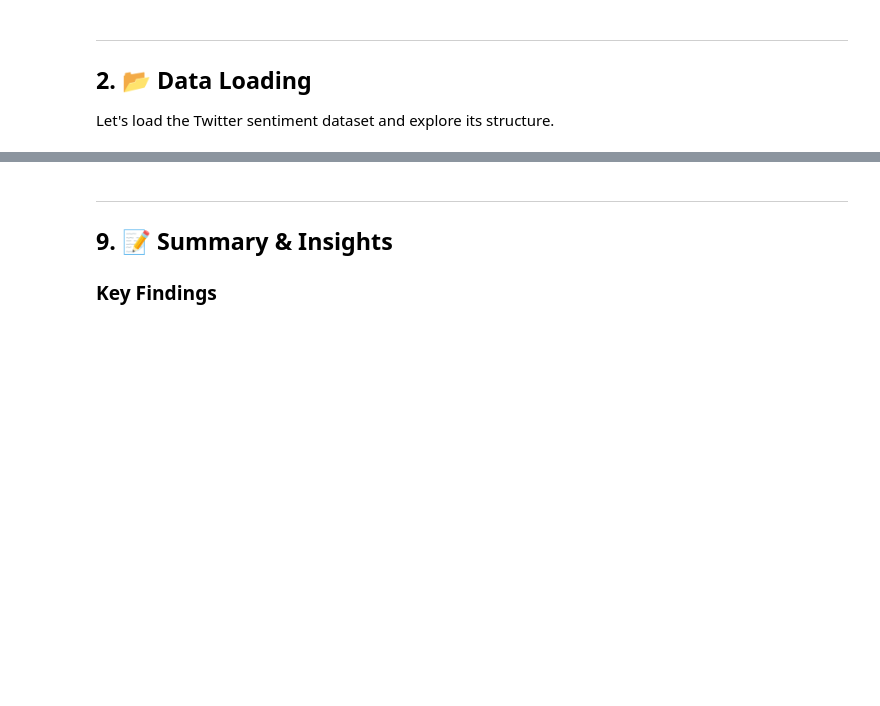
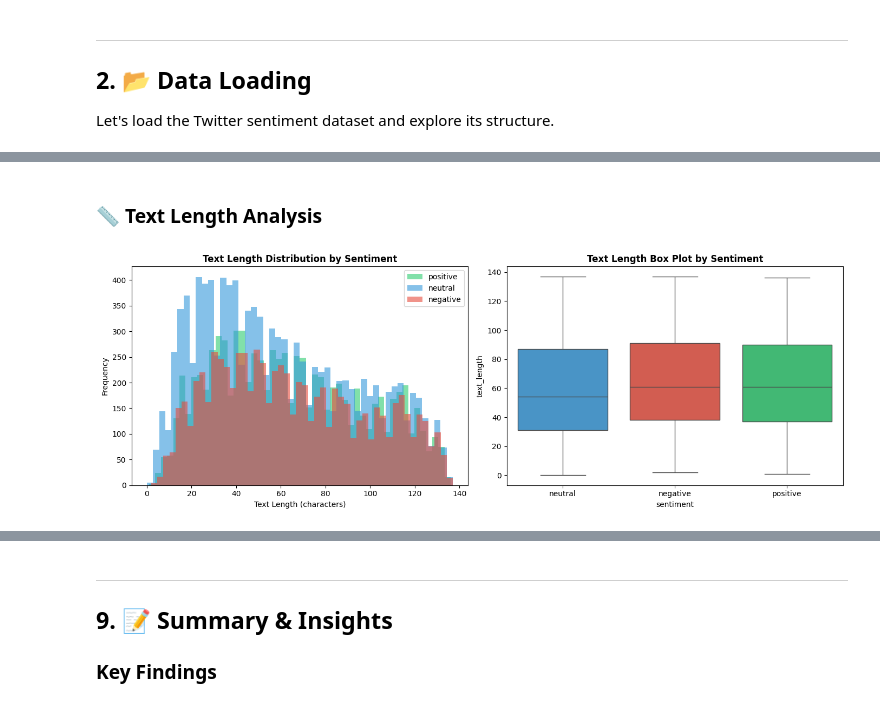
Before and after one commit to Ajay-devs/LLM-embedding, a Jupyter notebook: Sentiment_Classification_Embeddings.ipynb, the cells around one changed output, grey strips where cells are left out. Cells and saved outputs as stored; diff of their text form; code cells hidden in the pictures; blank space fills up the shorter version.

```diff
--- a/Sentiment_Classification_Embeddings.ipynb
+++ b/Sentiment_Classification_Embeddings.ipynb
@@ -1158,0 +172,26 @@ fig.show()
+# %% [markdown]
+### 📏 Text Length Analysis
+# %%
+# Text Length Analysis
+df['text_length'] = df['text'].apply(lambda x: len(str(x)))
+
+fig, axes = plt.subplots(1, 2, figsize=(14, 5))
+
+# Histogram
+for sentiment in ['positive', 'neutral', 'negative']:
+    subset = df[df['sentiment']==sentiment]['text_length']
+    axes[0].hist(subset, bins=50, alpha=0.6, label=sentiment,
+                 color=colors_map[sentiment])
+axes[0].set_title('Text Length Distribution by Sentiment', fontsize=12, fontweight='bold')
+axes[0].set_xlabel('Text Length (characters)')
+axes[0].set_ylabel('Frequency')
+axes[0].legend()
+
+# Box plot
+sns.boxplot(data=df, x='sentiment', y='text_length', palette=colors_map, ax=axes[1])
+axes[1].set_title('Text Length Box Plot by Sentiment', fontsize=12, fontweight='bold')
+
+plt.tight_layout()
+plt.show()
+# %% [output]
+[figure, added]
```
Also changed, not shown: parts of 71 cells of this notebook, 1 other file.
